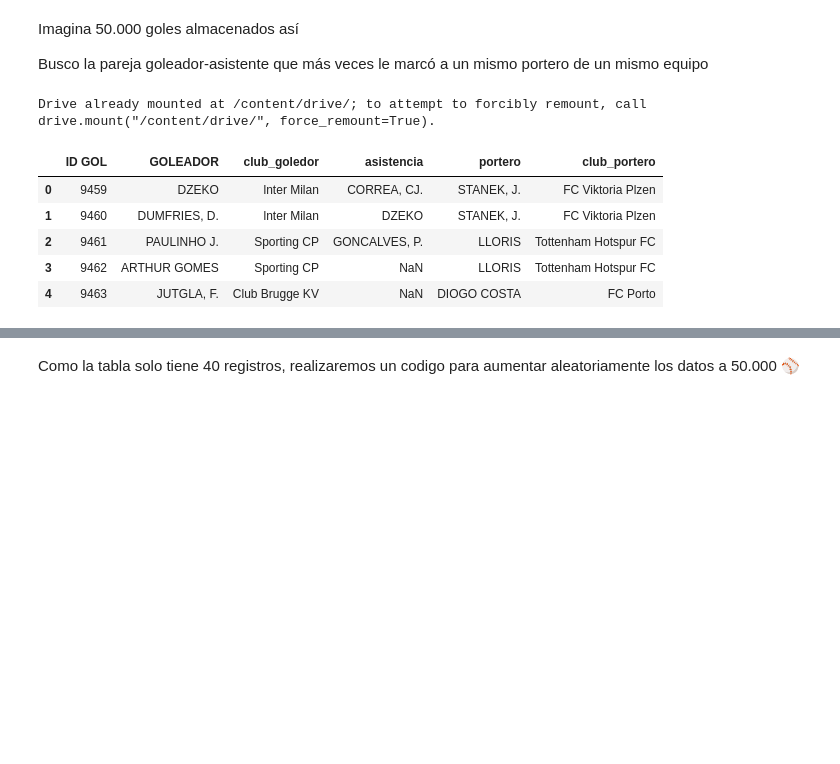
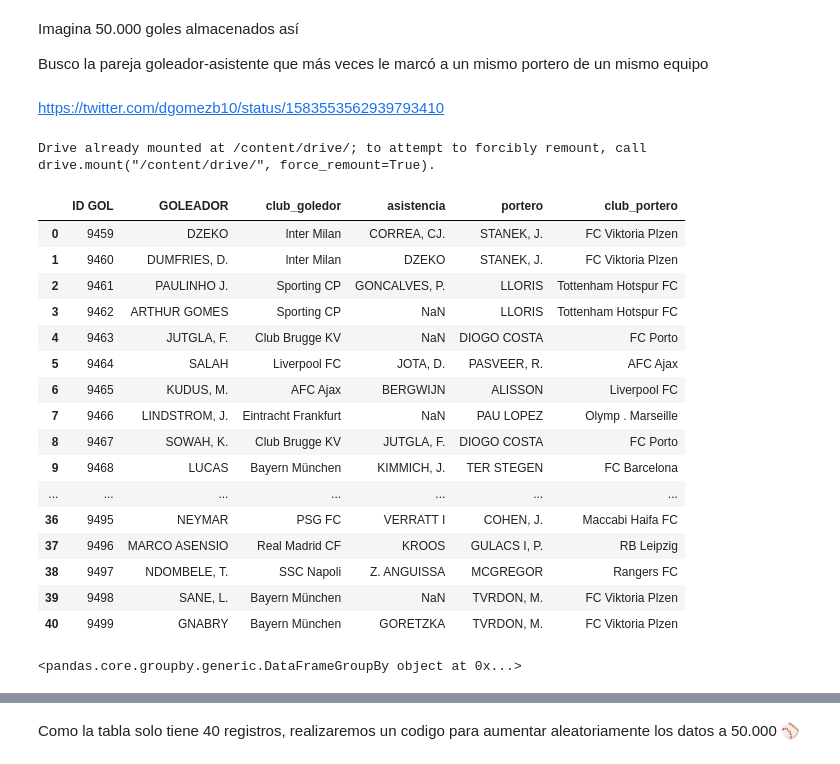
Before and after one commit to N1colasFD/Data_science_aplicada_reto_twitter, a Jupyter notebook: Reto_mr_chips.ipynb, the cells around one changed output, grey strips where cells are left out. Cells and saved outputs as stored; diff of their text form; code cells hidden in the pictures; blank space fills up the shorter version.

```diff
--- a/Reto_mr_chips.ipynb
+++ b/Reto_mr_chips.ipynb
@@ -6,6 +6,8 @@
 Imagina 50.000 goles almacenados así
 
 Busco la pareja goleador-asistente que más veces le marcó a un mismo portero de un mismo equipo
+# %% [markdown]
+https://twitter.com/dgomezb10/status/1583553562939793410
 # %%
 #importacion archivo
 from google.colab import drive
@@ -19,11 +21,26 @@ import pandas as pd
 pd.options.display.min_rows = 12
 # %%
 df = pd.read_excel('/content/drive/MyDrive/Programacion/Bases de datos/Reto_mr_chips_twitter.xlsx')
-df.head()
+df.head(41)
 # %% [output]
 |  | ID GOL | GOLEADOR | club_goledor | asistencia | portero | club_portero |
 | 0 | 9459 | DZEKO | lnter Milan | CORREA, CJ. | STANEK, J. | FC Viktoria Plzen |
 | 1 | 9460 | DUMFRIES, D. | lnter Milan | DZEKO | STANEK, J. | FC Viktoria Plzen |
 | 2 | 9461 | PAULINHO J. | Sporting CP | GONCALVES, P. | LLORIS | Tottenham Hotspur FC |
 | 3 | 9462 | ARTHUR GOMES | Sporting CP | NaN | LLORIS | Tottenham Hotspur FC |
 | 4 | 9463 | JUTGLA, F. | Club Brugge KV | NaN | DIOGO COSTA | FC Porto |
+| 5 | 9464 | SALAH | Liverpool FC | JOTA, D. | PASVEER, R. | AFC Ajax |
+| 6 | 9465 | KUDUS, M. | AFC Ajax | BERGWIJN | ALISSON | Liverpool FC |
+| 7 | 9466 | LINDSTROM, J. | Eintracht Frankfurt | NaN | PAU LOPEZ | Olymp . Marseille |
+| 8 | 9467 | SOWAH, K. | Club Brugge KV | JUTGLA, F. | DIOGO COSTA | FC Porto |
+| 9 | 9468 | LUCAS | Bayern München | KIMMICH, J. | TER STEGEN | FC Barcelona |
+| ... | ... | ... | ... | ... | ... | ... |
+| 36 | 9495 | NEYMAR | PSG FC | VERRATT I | COHEN, J. | Maccabi Haifa FC |
+| 37 | 9496 | MARCO ASENSIO | Real Madrid CF | KROOS | GULACS I, P. | RB Leipzig |
+| 38 | 9497 | NDOMBELE, T. | SSC Napoli | Z. ANGUISSA | MCGREGOR | Rangers FC |
+| 39 | 9498 | SANE, L. | Bayern München | NaN | TVRDON, M. | FC Viktoria Plzen |
+| 40 | 9499 | GNABRY | Bayern München | GORETZKA | TVRDON, M. | FC Viktoria Plzen |
+# %%
+df.groupby(['GOLEADOR','asistencia']) #explicacion mas adelante
+# %% [output]
+<pandas.core.groupby.generic.DataFrameGroupBy object at 0x...>
```
Also changed, not shown: parts of 17 cells of this notebook.
